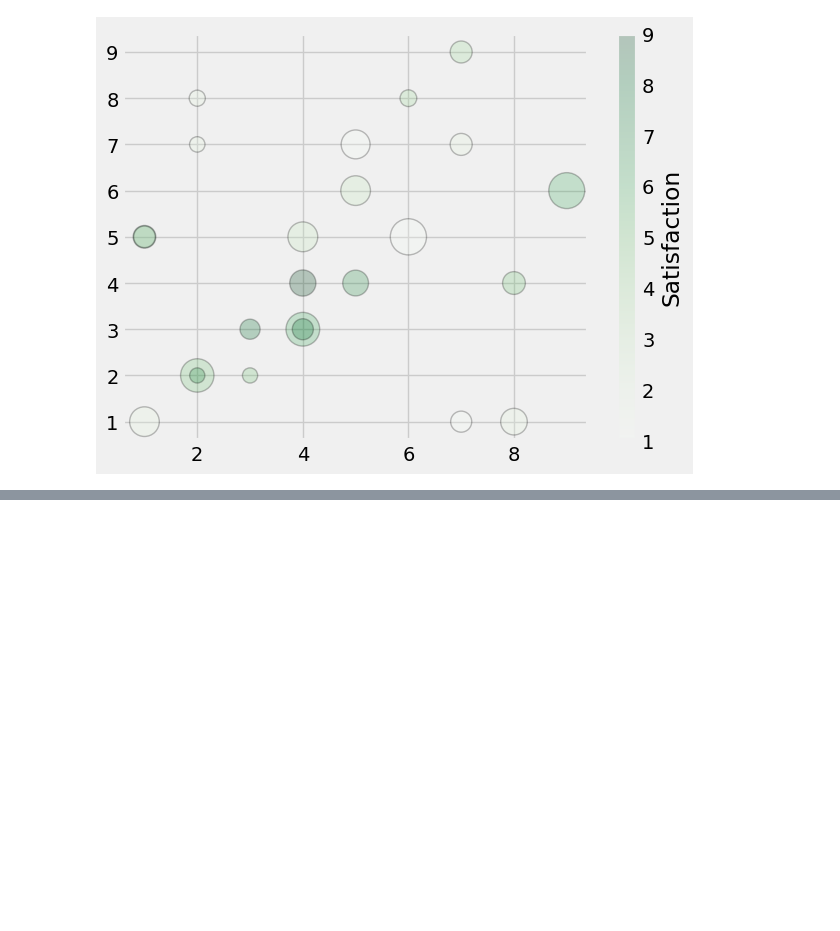
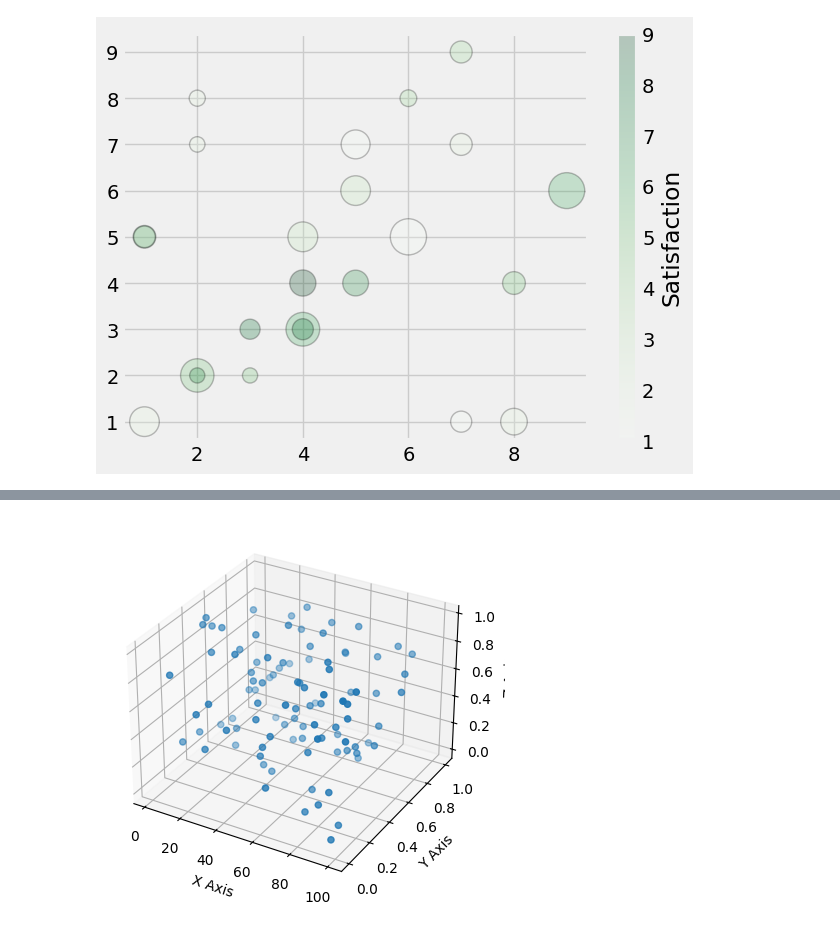
Before and after one commit to Mostafij-k/Python-Learning, a Jupyter notebook: Data/MatplotLib.ipynb, the cells around one changed output, grey strips where cells are left out. Saved outputs shown, nothing was run; the diff lists cells and outputs as text; code cells hidden in the pictures; blank space fills up the shorter version.

```diff
--- a/Data/MatplotLib.ipynb
+++ b/Data/MatplotLib.ipynb
@@ -168,0 +187,16 @@ plt.show()
+# %%
+from matplotlib import pyplot as plt
+import numpy as np
+# 3D Scatter Plot
+x=np.arange(1,101)
+y=np.random.random(100)
+z=np.random.random(100)
+# Create 3D Axes
+axes=plt.axes(projection='3d')
+axes.scatter3D(x,y,z)
+axes.set_xlabel("X Axis")
+axes.set_ylabel("Y Axis")
+axes.set_zlabel("Z Axis")
+plt.show()
+# %% [output]
+[figure, added]
```
Also changed, not shown: parts of 1 cell of this notebook.
